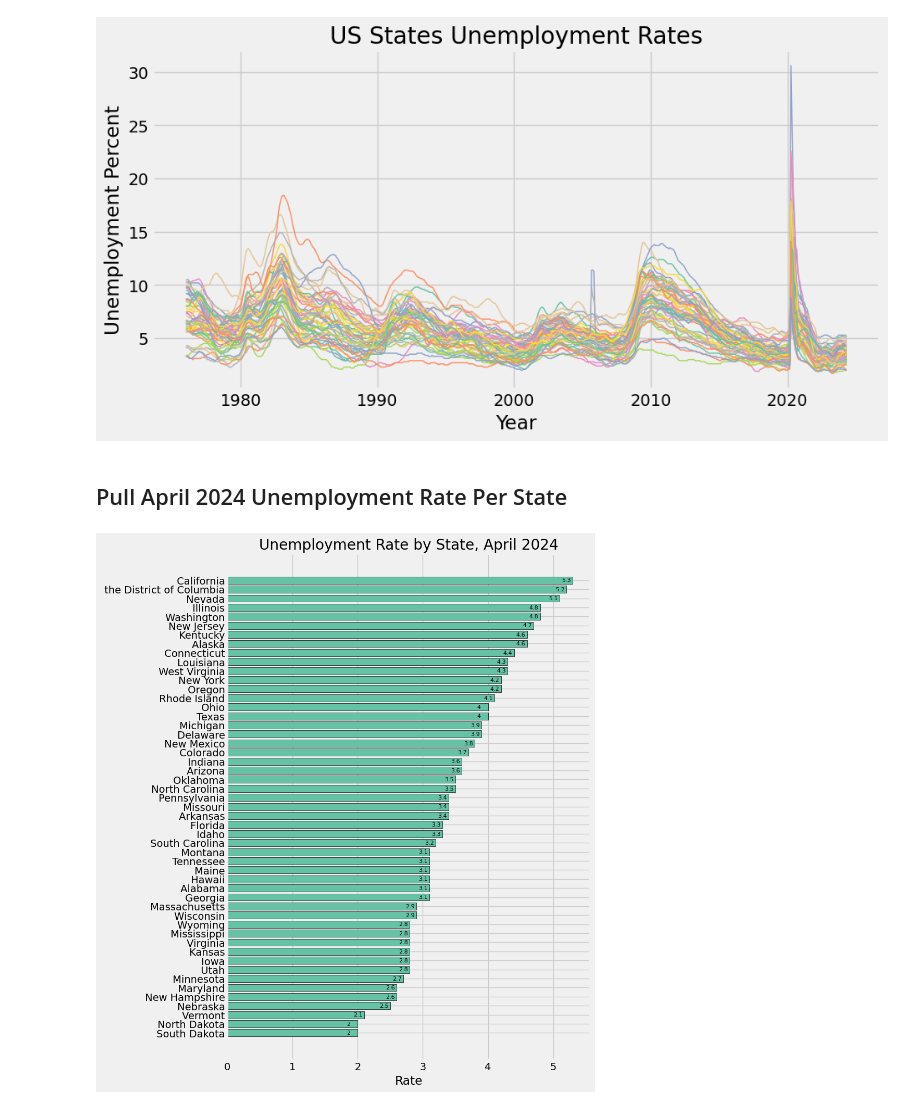
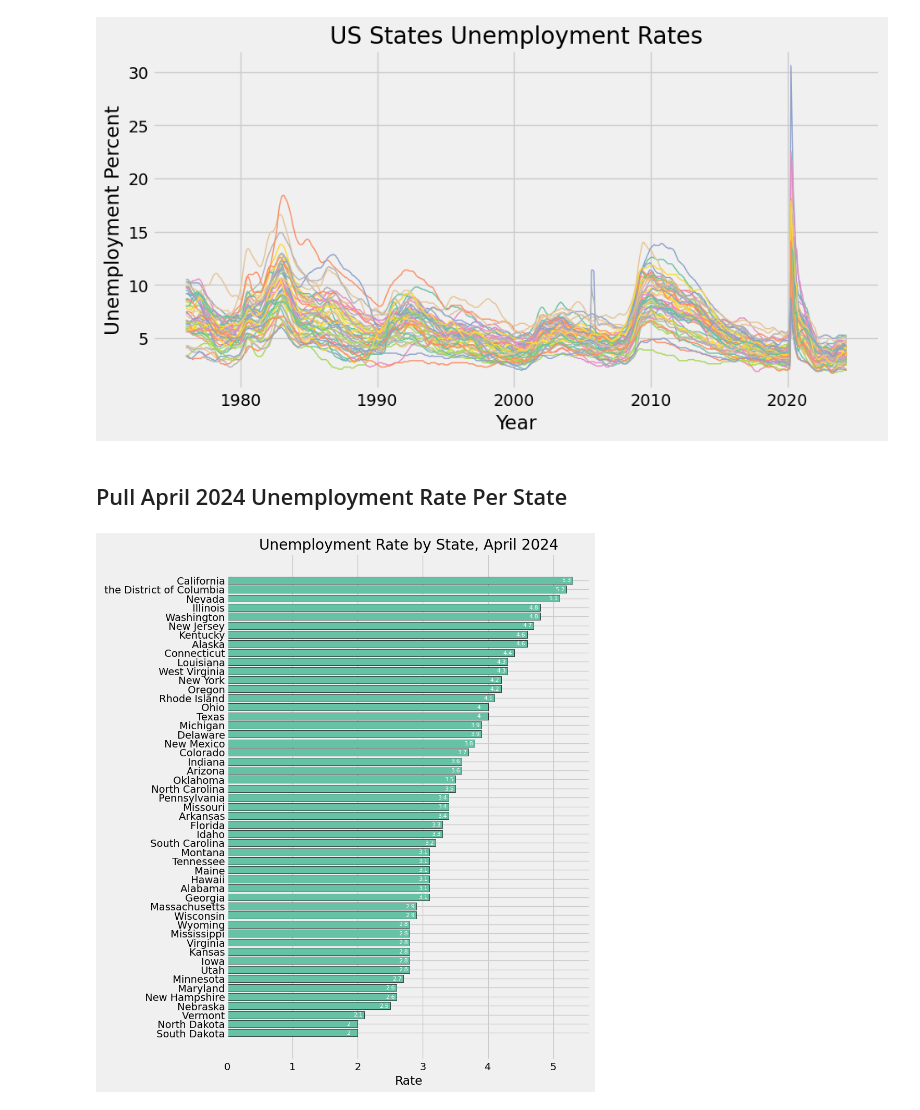
Before and after one commit to unbenounced/economic-analysis, a Jupyter notebook: economic-analysis.ipynb, the cells around one changed output. Cells and saved outputs as stored; diff of their text form; code cells hidden in the pictures.

```diff
--- a/economic-analysis.ipynb
+++ b/economic-analysis.ipynb
@@ -83,26 +83,26 @@ ax.set_ylabel("Unemployment Percent")
 plt.show()
 # %% [output]
 [figure]
-# %% [markdown]
-## Pull April 2024 Unemployment Rate Per State
-# %%
-uemp_0424 = uemp_states.loc[['2024-04-01']].T.sort_values('2024-04-01')
-
-fig, ax = plt.subplots(figsize=(8, 12))
-
-hbars = ax.barh(
-    uemp_0424.index,
-    uemp_0424['2024-04-01'],
-    height=.8,
-    edgecolor='black',
-    align='center'
-)
-
-ax.set_title('Unemployment Rate by State, April 2024')
-ax.set_xlabel('Rate')
-
-ax.bar_label(hbars, padding=-15, fontsize=8, color='#f')
-
-plt.show()
-# %% [output]
-[figure, removed]
+# %% [markdown]
+## Pull April 2024 Unemployment Rate Per State
+# %%
+uemp_0424 = uemp_states.loc[['2024-04-01']].T.sort_values('2024-04-01')
+
+fig, ax = plt.subplots(figsize=(8, 12))
+
+hbars = ax.barh(
+    uemp_0424.index,
+    uemp_0424['2024-04-01'],
+    height=.8,
+    edgecolor='black',
+    align='center'
+)
+
+ax.set_title('Unemployment Rate by State, April 2024')
+ax.set_xlabel('Rate')
+
+ax.bar_label(hbars, padding=-15, fontsize=8, color='#fff')
+
+plt.show()
+# %% [output]
+[figure, added]
```
